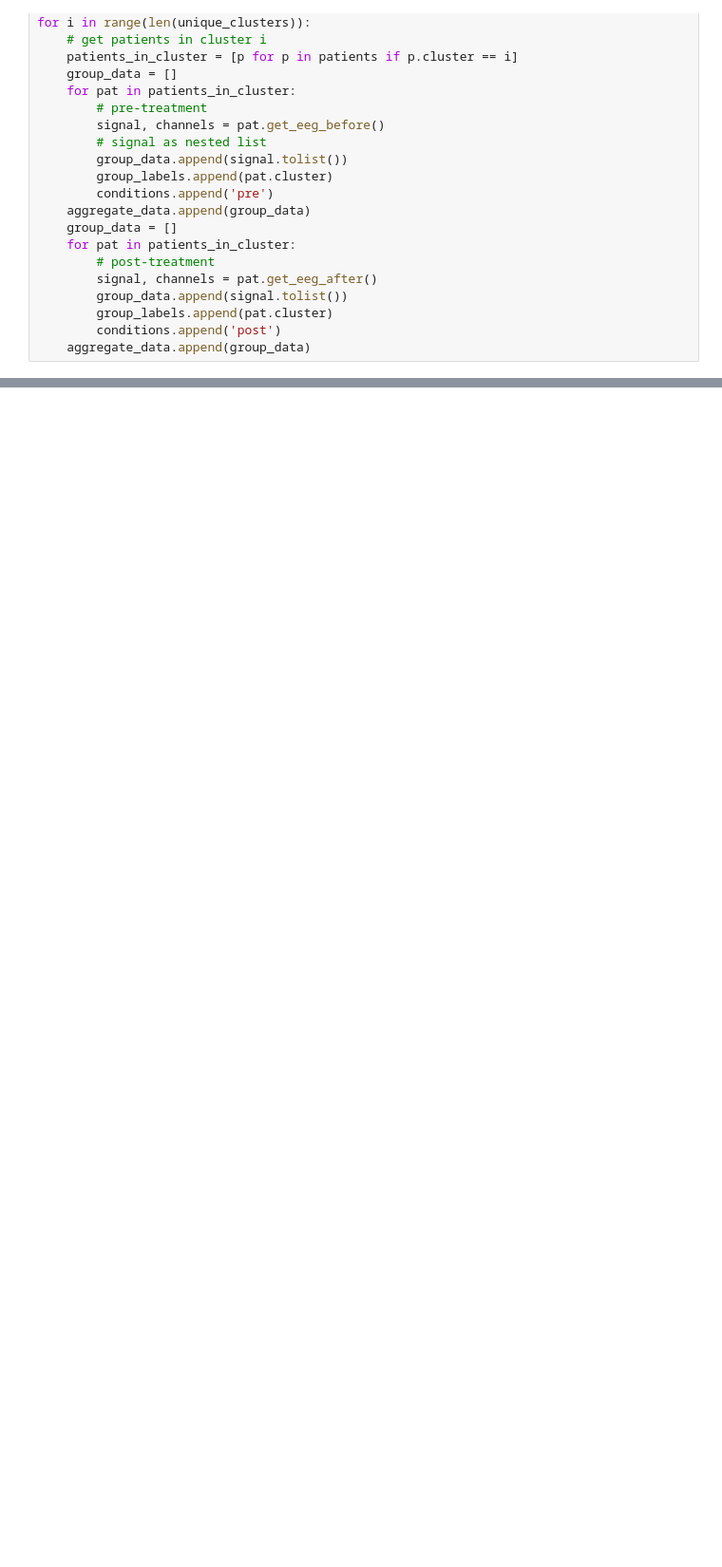
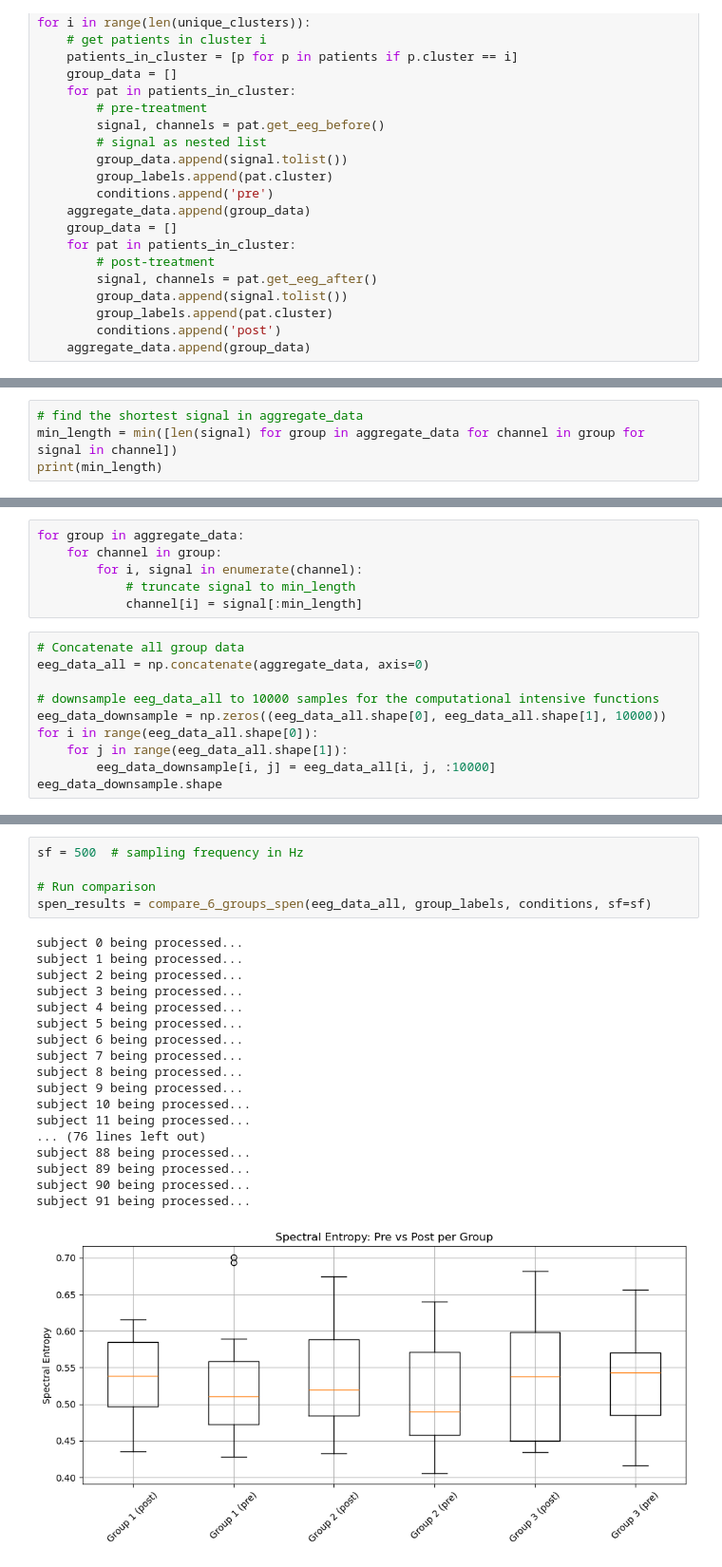
Before and after one commit to 4legalf/complex-systems-project, a Jupyter notebook: notebooks/complexity_measures.ipynb, the cells around one changed output, grey strips where cells are left out. Shown at 95% size. Drawn from its saved outputs; the diff is of its cells as text; blank space fills up the shorter version.

```diff
--- a/notebooks/complexity_measures.ipynb
+++ b/notebooks/complexity_measures.ipynb
@@ -70,0 +58,4 @@ print(len(conditions))
+# %%
+# find the shortest signal in aggregate_data
+min_length = min([len(signal) for group in aggregate_data for channel in group for signal in channel])
+print(min_length)
@@ -70,0 +64,16 @@ print(len(conditions))
+# %%
+for group in aggregate_data:
+    for channel in group:
+        for i, signal in enumerate(channel):
+            # truncate signal to min_length
+            channel[i] = signal[:min_length]
+# %%
+# Concatenate all group data
+eeg_data_all = np.concatenate(aggregate_data, axis=0)
+
+# downsample eeg_data_all to 10000 samples for the computational intensive functions
+eeg_data_downsample = np.zeros((eeg_data_all.shape[0], eeg_data_all.shape[1], 10000))
+for i in range(eeg_data_all.shape[0]):
+    for j in range(eeg_data_all.shape[1]):
+        eeg_data_downsample[i, j] = eeg_data_all[i, j, :10000]
+eeg_data_downsample.shape
@@ -70,0 +129,24 @@ print(len(conditions))
+# %%
+sf = 500  # sampling frequency in Hz
+
+# Run comparison
+spen_results = compare_6_groups_spen(eeg_data_all, group_labels, conditions, sf=sf)
+# %% [output]
+subject 0 being processed...
+subject 1 being processed...
+subject 2 being processed...
+subject 3 being processed...
+subject 4 being processed...
+subject 5 being processed...
+subject 6 being processed...
+subject 7 being processed...
+subject 8 being processed...
+subject 9 being processed...
+subject 10 being processed...
+subject 11 being processed...
+... (76 lines left out)
+subject 88 being processed...
+subject 89 being processed...
+subject 90 being processed...
+subject 91 being processed...
+[figure, added]
```
Also changed, not shown: parts of 14 cells of this notebook, 5 other files.
